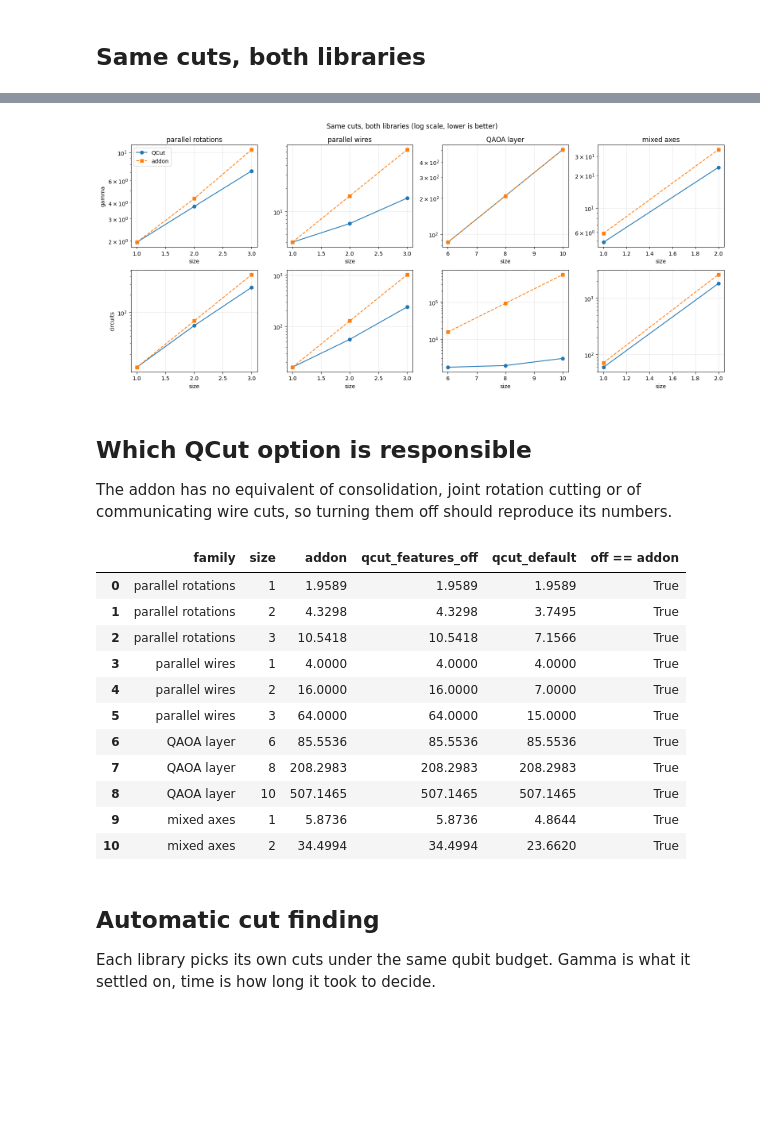
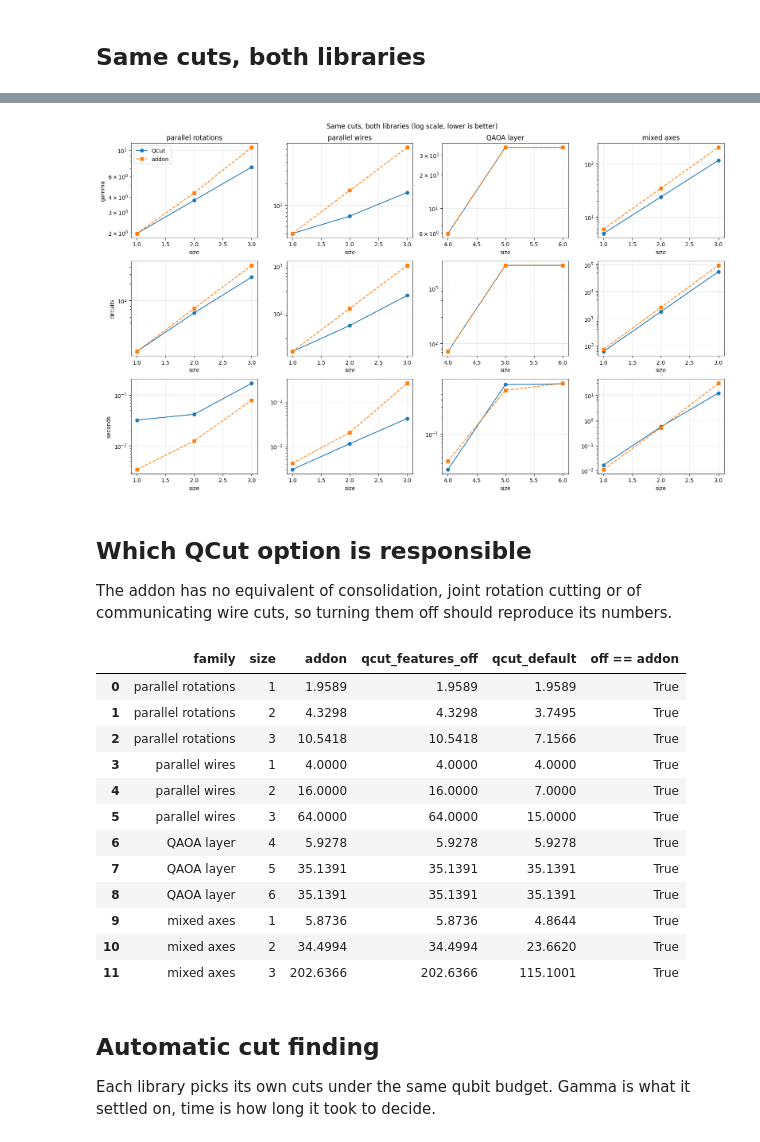
Before and after one commit to JooNiv/QCut, a Jupyter notebook: benchmarks/QCutVsAddon.ipynb, the cells around one changed output, grey strips where cells are left out. Saved outputs shown, nothing was run; the diff lists cells and outputs as text; code cells hidden in the pictures; blank space fills up the shorter version.

```diff
--- a/benchmarks/QCutVsAddon.ipynb
+++ b/benchmarks/QCutVsAddon.ipynb
@@ -119,11 +120,31 @@ FAMILIES = {
 # %% [markdown]
 ## Same cuts, both libraries
 # %%
-def run_qcut(marked, observables, options=None):
+def budget_from(labels):
+    """The addon is told how to partition, so QCut has to be given the same budget.
+
+    Left free, QCut splits into the circuit's natural connected components, which can be
+    more pieces than the labels ask for. Same gamma, but more circuits per group, so the
+    counts would not be comparable.
+    """
+    if labels is None:
+        return None
+    return [labels.count(label) for label in dict.fromkeys(labels)]
+
+
+def run_qcut(marked, observables, options=None, max_qubits=None):
     t = perf_counter()
-    circuit = ck.get_locations_and_subcircuits(marked.copy(), options=options)
+    circuit = ck.get_locations_and_subcircuits(
+        marked.copy(), max_qubits=max_qubits, options=options
+    )
     experiment = ck.get_experiment_circuits(circuit, observables)
-    return float(experiment.gamma), int(experiment.num_circuits), perf_counter() - t
+    seconds = perf_counter() - t
+    return (
+        float(experiment.gamma),
+        int(experiment.num_circuits),
+        seconds,
+        len(circuit.subcircuits),
+    )
 
 
 def run_addon(circuit, observables, labels, wire_cuts):
@@ -147,16 +168,19 @@ def run_addon(circuit, observables, labels, wire_cuts):
     # the coefficient 1-norm, not prod(basis.overhead), which would be gamma squared
     gamma = float(sum(abs(w) for w, _ in coefficients))
     count = int(sum(len(g) for g in subexperiments.values()))
-    return gamma, count, perf_counter() - t
+    return gamma, count, perf_counter() - t, len(problem.subcircuits)
 
+
+exact = CutOptions(expansion="exact")
 
 rows = []
 for family, (build, sizes) in FAMILIES.items():
     for size in sizes:
         marked, addon, labels, wire_cuts = build(size)
         observables = single_z(marked.num_qubits)
-        for library, (gamma, count, seconds) in (
-            ("QCut", run_qcut(marked, observables)),
+        budget = budget_from(labels)
+        for library, (gamma, count, seconds, pieces) in (
+            ("QCut", run_qcut(marked, observables, exact, budget)),
             ("addon", run_addon(addon, observables, labels, wire_cuts)),
         ):
             rows.append(
@@ -166,6 +190,7 @@ for family, (build, sizes) in FAMILIES.items():
                     "library": library,
                     "gamma": gamma,
                     "circuits": count,
+                    "pieces": pieces,
                     "seconds": seconds,
                 }
             )
@@ -218,49 +252,57 @@ ratio.round(3)
 # %%
 families = list(FAMILIES)
-fig, axes = plt.subplots(2, len(families), figsize=(4 * len(families), 7), sharex=False)
+metrics = ("gamma", "circuits", "seconds")
+fig, axes = plt.subplots(
+    len(metrics), len(families), figsize=(4 * len(families), 3.2 * len(metrics))
+)
 
 for column, family in enumerate(families):
     block = same[same.family == family]
-    for row, metric in enumerate(("gamma", "circuits")):
+    for row, metric in enumerate(metrics):
         ax = axes[row, column]
         for library, marker in (("QCut", "o-"), ("addon", "s--")):
             part = block[block.library == library].sort_values("size")
             ax.plot(part["size"], part[metric], marker, label=library)
         ax.set_yscale("log")
         ax.grid(True, alpha=0.3)
         if row == 0:
             ax.set_title(family)
         if column == 0:
             ax.set_ylabel(metric)
         ax.set_xlabel("size")
 
 axes[0, 0].legend()
 fig.suptitle("Same cuts, both libraries (log scale, lower is better)")
 fig.tight_layout()
 # %% [output]
-[figure, old version]
+[figure, new version]
 # %% [markdown]
 ## Which QCut option is responsible
 
 The addon has no equivalent of consolidation, joint rotation cutting or of communicating wire cuts, so turning them off should reproduce its numbers.
 # %%
-off = CutOptions(joint_rotation_cuts=False, wire_cut_communication="never", consolidate="never")
+off = CutOptions(
+    joint_rotation_cuts=False,
+    wire_cut_communication="never",
+    consolidate="never",
+    expansion="exact",
+)
 
 rows = []
 for family, (build, sizes) in FAMILIES.items():
     for size in sizes:
-        marked, addon, labels, wire_cuts = build(size)
-        observables = single_z(marked.num_qubits)
-        default_gamma, default_count, _ = run_qcut(marked, observables)
-        plain_gamma, plain_count, _ = run_qcut(marked, observables, off)
-        addon_gamma, addon_count, _ = run_addon(addon, observables, labels, wire_cuts)
+        marked, _addon, labels, _wire_cuts = build(size)
+        plain_gamma, *_ = run_qcut(
+            marked, single_z(marked.num_qubits), off, budget_from(labels)
+        )
+        block = same[(same.family == family) & (same["size"] == size)]
         rows.append(
             {
                 "family": family,
                 "size": size,
-                "addon": addon_gamma,
+                "addon": float(block[block.library == "addon"]["gamma"].iloc[0]),
                 "qcut_features_off": plain_gamma,
-                "qcut_default": default_gamma,
+                "qcut_default": float(block[block.library == "QCut"]["gamma"].iloc[0]),
             }
         )
 
@@ -277,11 +319,12 @@ attribution.round(4)
 | 3 | parallel wires | 1 | 4.0000 | 4.0000 | 4.0000 | True |
 | 4 | parallel wires | 2 | 16.0000 | 16.0000 | 7.0000 | True |
 | 5 | parallel wires | 3 | 64.0000 | 64.0000 | 15.0000 | True |
-| 6 | QAOA layer | 6 | 85.5536 | 85.5536 | 85.5536 | True |
-| 7 | QAOA layer | 8 | 208.2983 | 208.2983 | 208.2983 | True |
-| 8 | QAOA layer | 10 | 507.1465 | 507.1465 | 507.1465 | True |
+| 6 | QAOA layer | 4 | 5.9278 | 5.9278 | 5.9278 | True |
+| 7 | QAOA layer | 5 | 35.1391 | 35.1391 | 35.1391 | True |
+| 8 | QAOA layer | 6 | 35.1391 | 35.1391 | 35.1391 | True |
 | 9 | mixed axes | 1 | 5.8736 | 5.8736 | 4.8644 | True |
 | 10 | mixed axes | 2 | 34.4994 | 34.4994 | 23.6620 | True |
+| 11 | mixed axes | 3 | 202.6366 | 202.6366 | 115.1001 | True |
 # %% [markdown]
 ## Automatic cut finding
 
```
Also changed, not shown: parts of 7 cells of this notebook.
